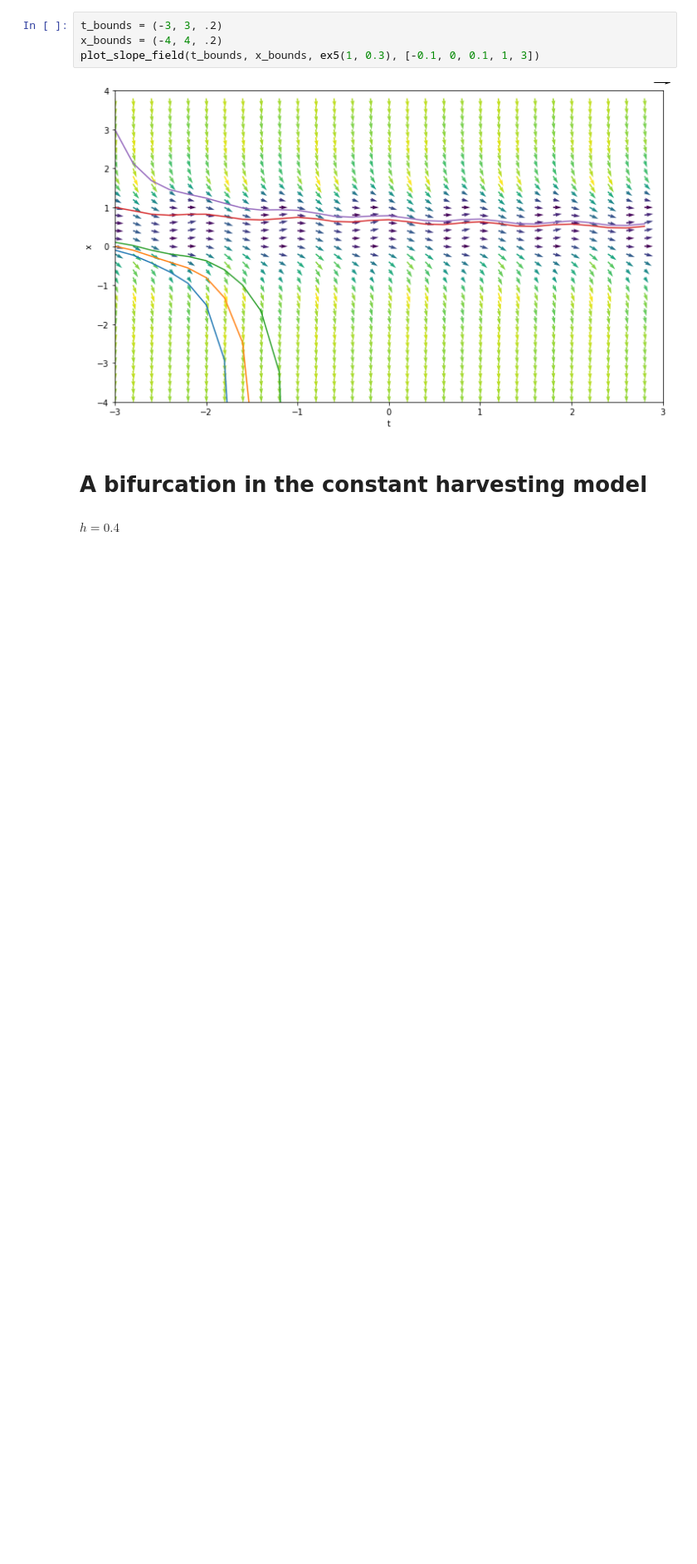
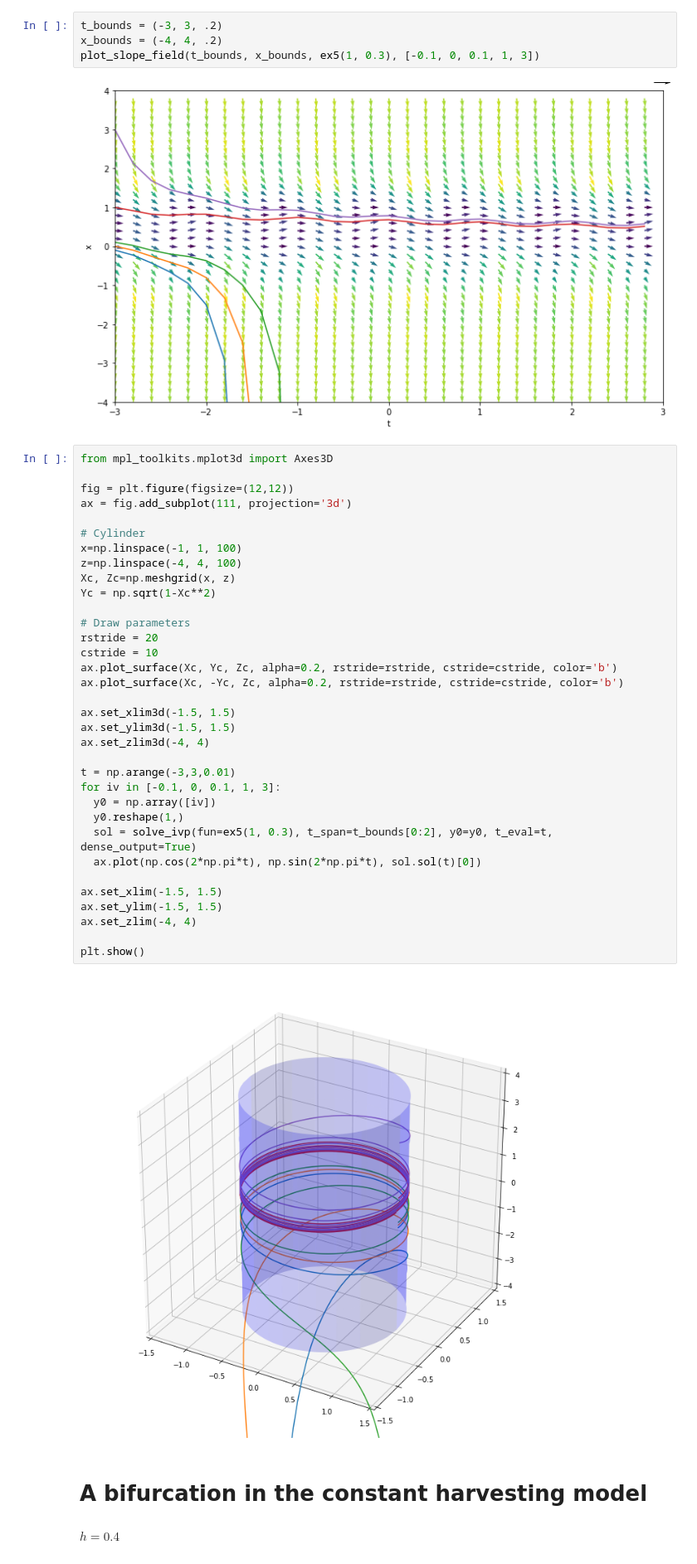
Before and after one commit to mseri/ProjectChaosTheory, a Jupyter notebook: LogisticPopulationWithBifurcation.ipynb, the cells around one changed output. Shown at 83% size. Saved outputs shown, nothing was run; the diff lists cells and outputs as text; blank space fills up the shorter version.

Commit message:
Add plot of cylinder
Signed-off-by: Marcello Seri <marcello.seri@gmail.com>

```diff
--- a/LogisticPopulationWithBifurcation.ipynb
+++ b/LogisticPopulationWithBifurcation.ipynb
@@ -88,6 +88,42 @@ x_bounds = (-4, 4, .2)
 plot_slope_field(t_bounds, x_bounds, ex5(1, 0.3), [-0.1, 0, 0.1, 1, 3])
 # %% [output]
 [figure]
+# %%
+from mpl_toolkits.mplot3d import Axes3D
+
+fig = plt.figure(figsize=(12,12))
+ax = fig.add_subplot(111, projection='3d')
+
+# Cylinder
+x=np.linspace(-1, 1, 100)
+z=np.linspace(-4, 4, 100)
+Xc, Zc=np.meshgrid(x, z)
+Yc = np.sqrt(1-Xc**2)
+
+# Draw parameters
+rstride = 20
+cstride = 10
+ax.plot_surface(Xc, Yc, Zc, alpha=0.2, rstride=rstride, cstride=cstride, color='b')
+ax.plot_surface(Xc, -Yc, Zc, alpha=0.2, rstride=rstride, cstride=cstride, color='b')
+
+ax.set_xlim3d(-1.5, 1.5)
+ax.set_ylim3d(-1.5, 1.5)
+ax.set_zlim3d(-4, 4)
+
+t = np.arange(-3,3,0.01)
+for iv in [-0.1, 0, 0.1, 1, 3]:
+  y0 = np.array([iv])
+  y0.reshape(1,)
+  sol = solve_ivp(fun=ex5(1, 0.3), t_span=t_bounds[0:2], y0=y0, t_eval=t, dense_output=True)
+  ax.plot(np.cos(2*np.pi*t), np.sin(2*np.pi*t), sol.sol(t)[0])
+
+ax.set_xlim(-1.5, 1.5)
+ax.set_ylim(-1.5, 1.5)
+ax.set_zlim(-4, 4)
+
+plt.show()
+# %% [output]
+[figure, added]
 # %% [markdown]
 # A bifurcation in the constant harvesting model
 # %% [markdown]
```
